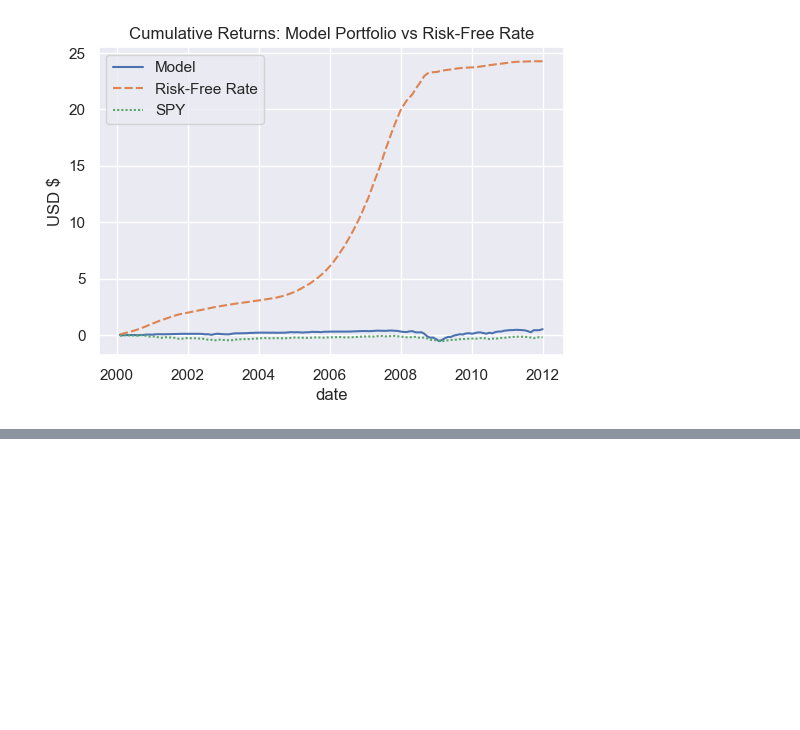
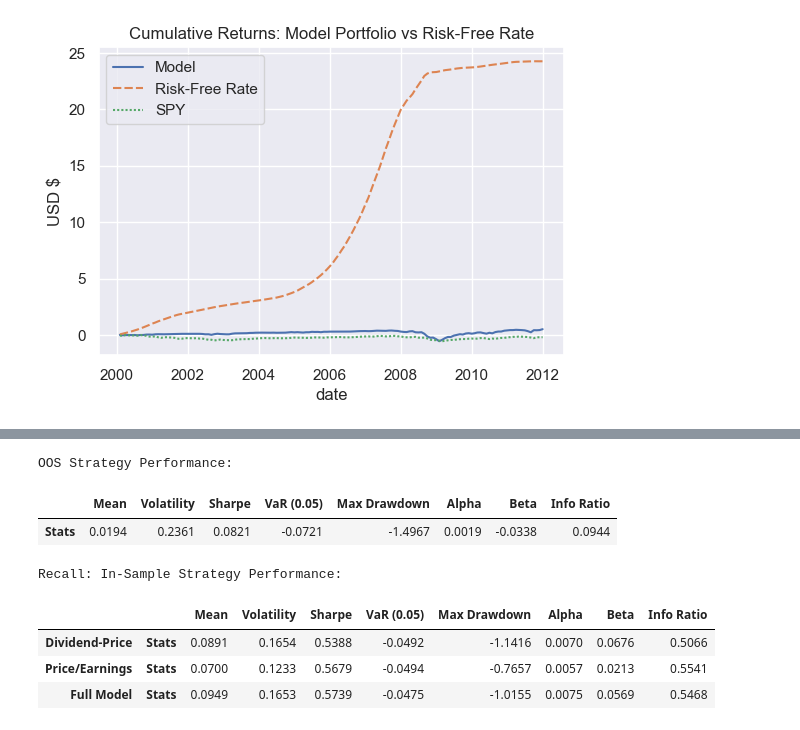
Before and after one commit to wickmanb22/finm367_group3, a Jupyter notebook: Homework7/hw7_wickman.ipynb, the cells around one changed output, grey strips where cells are left out. Drawn from its saved outputs; the diff is of its cells as text; code cells hidden in the pictures; blank space fills up the shorter version.

```diff
--- a/Homework7/hw7_wickman.ipynb
+++ b/Homework7/hw7_wickman.ipynb
@@ -385,0 +447,23 @@ plt.show()
+# %%
+# Design trading strat
+idx_start = forecast_returns_df.index[0]
+idx_end = forecast_returns_df.index[-1]
+oos_weights = 100 * forecast_returns_df
+oos_strat_returns = oos_weights * shifted_spy.loc[idx_start:idx_end]
+
+# calc strategy performance
+oos_stats = helper_funcs.trading_strat_stats(returns = oos_strat_returns, market_factor = excess_returns['SPY'].loc[idx_start:idx_end])
+print('OOS Strategy Performance:')
+display(oos_stats.T)
+
+print('Recall: In-Sample Strategy Performance:')
+display(strategy_stats)
+# %% [output]
+OOS Strategy Performance:
+|  | Mean | Volatility | Sharpe | VaR (0.05) | Max Drawdown | Alpha | Beta | Info Ratio |
+| Stats | 0.0194 | 0.2361 | 0.0821 | -0.0721 | -1.4967 | 0.0019 | -0.0338 | 0.0944 |
+Recall: In-Sample Strategy Performance:
+|  |  | Mean | Volatility | Sharpe | VaR (0.05) | Max Drawdown | Alpha | Beta | Info Ratio |
+| Dividend-Price | Stats | 0.0891 | 0.1654 | 0.5388 | -0.0492 | -1.1416 | 0.0070 | 0.0676 | 0.5066 |
+| Price/Earnings | Stats | 0.0700 | 0.1233 | 0.5679 | -0.0494 | -0.7657 | 0.0057 | 0.0213 | 0.5541 |
+| Full Model | Stats | 0.0949 | 0.1653 | 0.5739 | -0.0475 | -1.0155 | 0.0075 | 0.0569 | 0.5468 |
```
Also changed, not shown: parts of 5 cells of this notebook.
